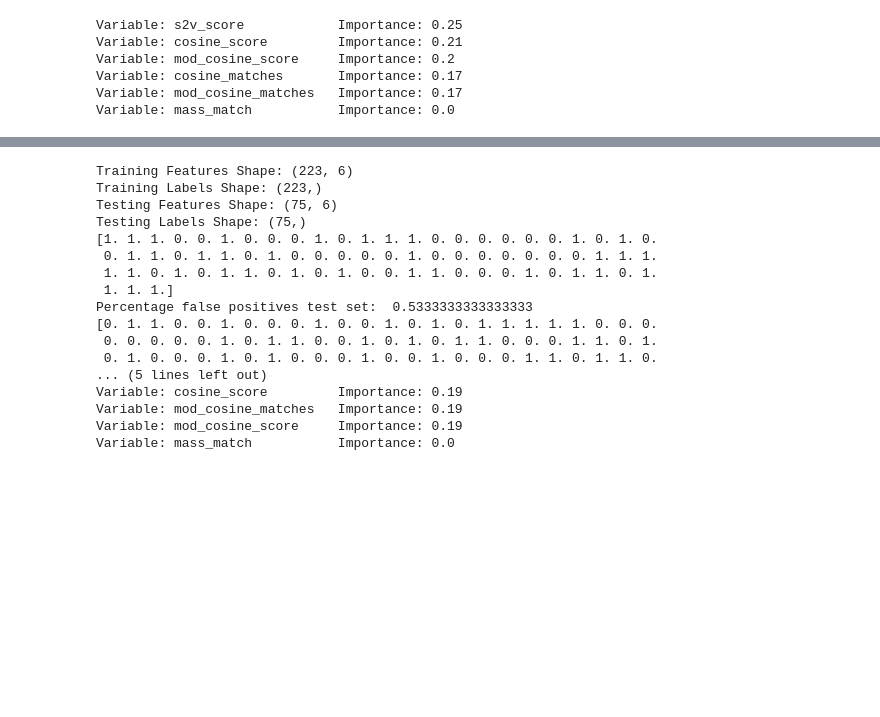
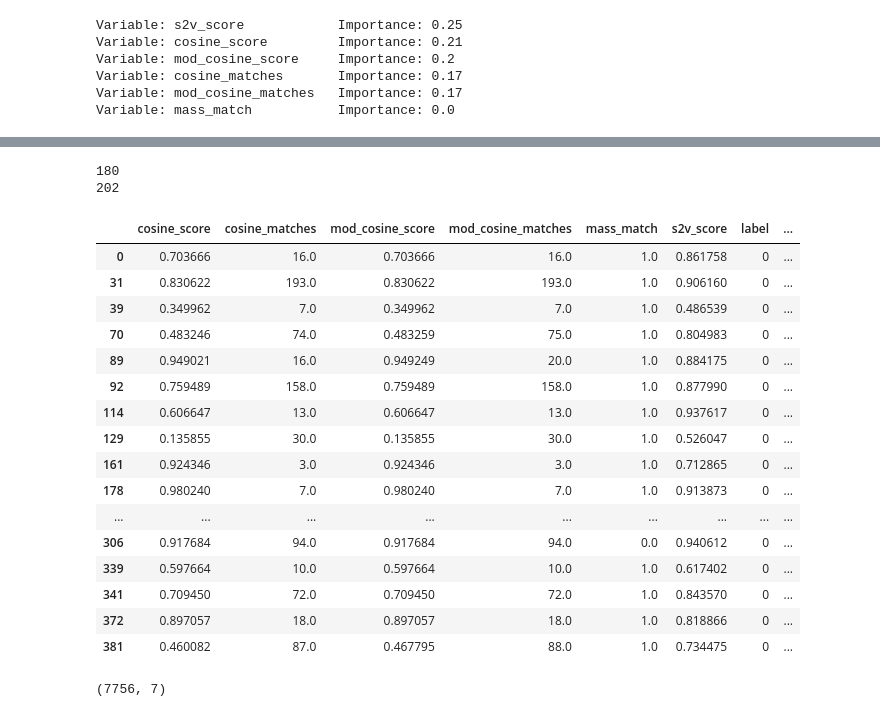
Before and after one commit to louwenjjr/improve_library_matching, a Jupyter notebook: library-matching-improvement.ipynb, the cells around one changed output, grey strips where cells are left out. Drawn from its saved outputs; the diff is of its cells as text; code cells hidden in the pictures; blank space fills up the shorter version.

```diff
--- a/library-matching-improvement.ipynb
+++ b/library-matching-improvement.ipynb
@@ -688,27 +865,35 @@ def do_random_forest(feature_df, label_name, verbose = True):
+# %%
+#how many 0->1 predictions can be explained by present mass_match? --> 180/202
+print(df_results_top20[(df_results_top20['label'] == 0) & (df_results_top20['prediction'] == 1) & (df_results_top20['mass_match'] == 1)].shape[0])
+print(df_results_top20[(df_results_top20['label'] == 0) & (df_results_top20['prediction'] == 1)].shape[0])
+df_results_top20[(df_results_top20['label'] == 0) & (df_results_top20['prediction'] == 1)].iloc[:20]
+# %% [output]
+180
+202
+|  | cosine_score | cosine_matches | mod_cosine_score | mod_cosine_matches | mass_match | s2v_score | label | ... |
+| 0 | 0.703666 | 16.0 | 0.703666 | 16.0 | 1.0 | 0.861758 | 0 | ... |
+| 31 | 0.830622 | 193.0 | 0.830622 | 193.0 | 1.0 | 0.906160 | 0 | ... |
+| 39 | 0.349962 | 7.0 | 0.349962 | 7.0 | 1.0 | 0.486539 | 0 | ... |
+| 70 | 0.483246 | 74.0 | 0.483259 | 75.0 | 1.0 | 0.804983 | 0 | ... |
+| 89 | 0.949021 | 16.0 | 0.949249 | 20.0 | 1.0 | 0.884175 | 0 | ... |
+| 92 | 0.759489 | 158.0 | 0.759489 | 158.0 | 1.0 | 0.877990 | 0 | ... |
+| 114 | 0.606647 | 13.0 | 0.606647 | 13.0 | 1.0 | 0.937617 | 0 | ... |
+| 129 | 0.135855 | 30.0 | 0.135855 | 30.0 | 1.0 | 0.526047 | 0 | ... |
+| 161 | 0.924346 | 3.0 | 0.924346 | 3.0 | 1.0 | 0.712865 | 0 | ... |
+| 178 | 0.980240 | 7.0 | 0.980240 | 7.0 | 1.0 | 0.913873 | 0 | ... |
+| ... | ... | ... | ... | ... | ... | ... | ... | ... |
+| 306 | 0.917684 | 94.0 | 0.917684 | 94.0 | 0.0 | 0.940612 | 0 | ... |
+| 339 | 0.597664 | 10.0 | 0.597664 | 10.0 | 1.0 | 0.617402 | 0 | ... |
+| 341 | 0.709450 | 72.0 | 0.709450 | 72.0 | 1.0 | 0.843570 | 0 | ... |
+| 372 | 0.897057 | 18.0 | 0.897057 | 18.0 | 1.0 | 0.818866 | 0 | ... |
+| 381 | 0.460082 | 87.0 | 0.467795 | 88.0 | 1.0 | 0.734475 | 0 | ... |
 # %%
 #make ratio false to true positives 50/50
-false_p = best_matches_labeled_s2v[best_matches_labeled_s2v['label']==0]
-num_false_p = len(false_p)
+true_p = top20_found_matches_s2v_labels[top20_found_matches_s2v_labels['label']==1]
+num_true_p = true_p.shape[0]
 np.random.seed(42) # to make it reproducible
-chosen_true_p_inds = np.random.choice(best_matches_labeled_s2v[best_matches_labeled_s2v['label']==1].index.values, num_false_p)
-best_matches_s2v_5050 = false_p.append(best_matches_labeled_s2v.loc[chosen_true_p_inds])
-best_matches_s2v_5050.shape
-do_random_forest(best_matches_s2v_5050, 'label')
+chosen_false_p_names = np.random.choice(range(top20_found_matches_s2v_labels[top20_found_matches_s2v_labels['label']==0].shape[0]), num_true_p)
+top20_found_matches_s2v_labels_5050 = true_p.append(top20_found_matches_s2v_labels[top20_found_matches_s2v_labels['label']==0].iloc[chosen_false_p_names])
+top20_found_matches_s2v_labels_5050.shape
 # %% [output]
-Training Features Shape: (223, 6)
-Training Labels Shape: (223,)
-Testing Features Shape: (75, 6)
-Testing Labels Shape: (75,)
-[1. 1. 1. 0. 0. 1. 0. 0. 0. 1. 0. 1. 1. 1. 0. 0. 0. 0. 0. 0. 1. 0. 1. 0.
- 0. 1. 1. 0. 1. 1. 0. 1. 0. 0. 0. 0. 0. 1. 0. 0. 0. 0. 0. 0. 0. 1. 1. 1.
- 1. 1. 0. 1. 0. 1. 1. 0. 1. 0. 1. 0. 0. 1. 1. 0. 0. 0. 1. 0. 1. 1. 0. 1.
- 1. 1. 1.]
-Percentage false positives test set:  0.5333333333333333
-[0. 1. 1. 0. 0. 1. 0. 0. 0. 1. 0. 0. 1. 0. 1. 0. 1. 1. 1. 1. 1. 0. 0. 0.
- 0. 0. 0. 0. 0. 1. 0. 1. 1. 0. 0. 1. 0. 1. 0. 1. 1. 0. 0. 0. 1. 1. 0. 1.
- 0. 1. 0. 0. 0. 1. 0. 1. 0. 0. 0. 1. 0. 0. 1. 0. 0. 0. 1. 1. 0. 1. 1. 0.
-... (5 lines left out)
-Variable: cosine_score         Importance: 0.19
-Variable: mod_cosine_matches   Importance: 0.19
-Variable: mod_cosine_score     Importance: 0.19
-Variable: mass_match           Importance: 0.0
+(7756, 7)
```
Also changed, not shown: parts of 20 cells of this notebook.
